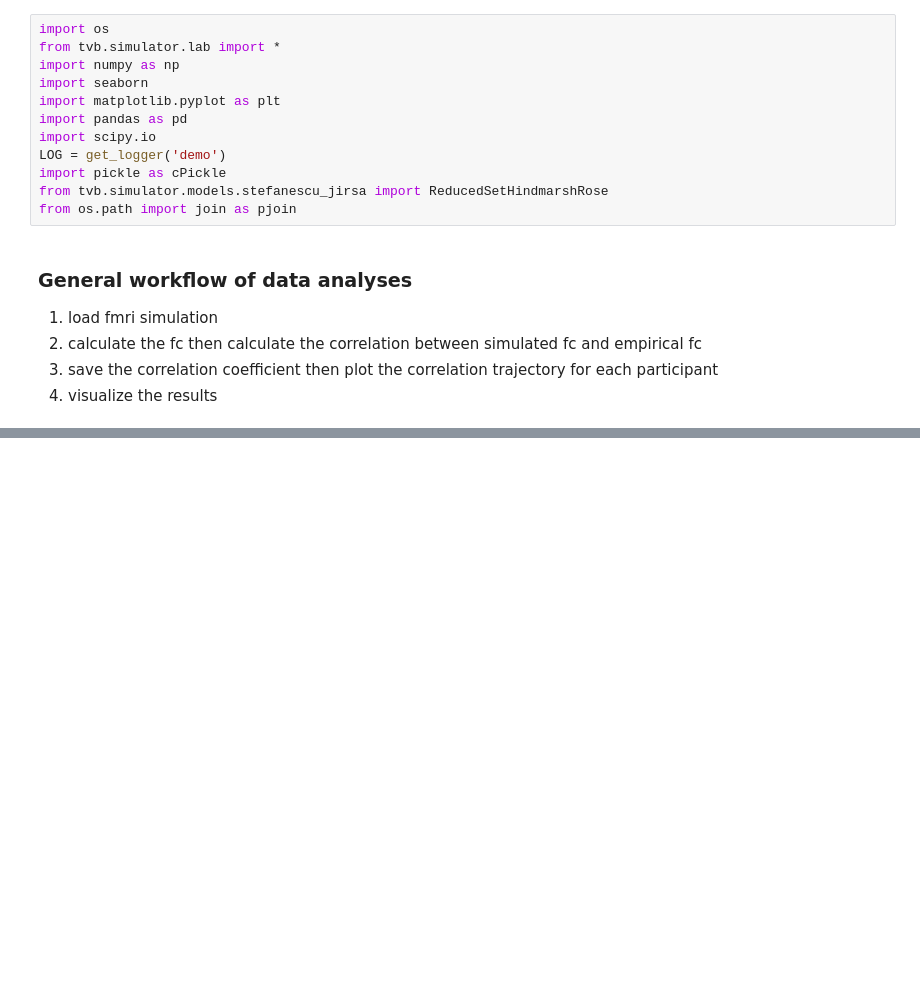
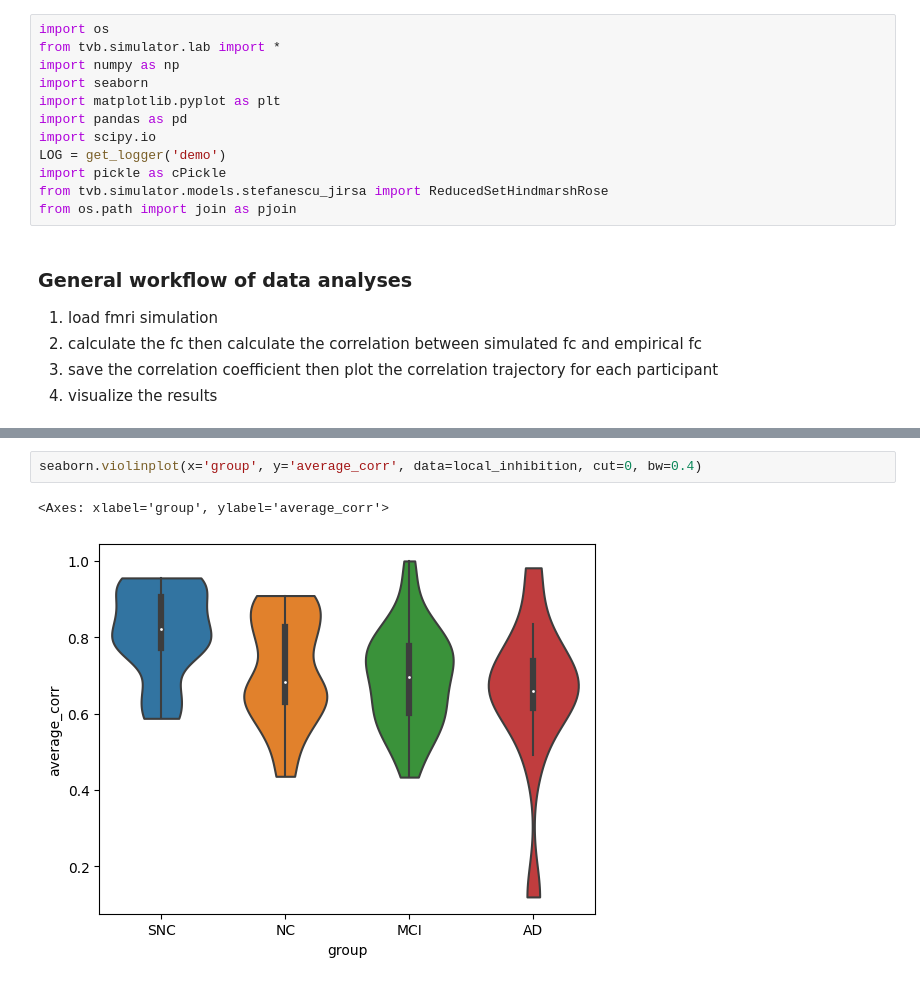
Before and after one commit to yilewang/tvbdemos, a Jupyter notebook: clinical_conversion/local_inhibition_fitting.ipynb, the cells around one changed output, grey strips where cells are left out. Saved outputs shown, nothing was run; the diff lists cells and outputs as text; blank space fills up the shorter version.

```diff
--- a/clinical_conversion/local_inhibition_fitting.ipynb
+++ b/clinical_conversion/local_inhibition_fitting.ipynb
@@ -40,0 +99,5 @@ def FC_fitting(group, caseid, K21, dir):
+# %%
+seaborn.violinplot(x='group', y='average_corr', data=local_inhibition, cut=0, bw=0.4)
+# %% [output]
+<Axes: xlabel='group', ylabel='average_corr'>
+[figure, added]
```
Also changed, not shown: parts of 3 cells of this notebook.
